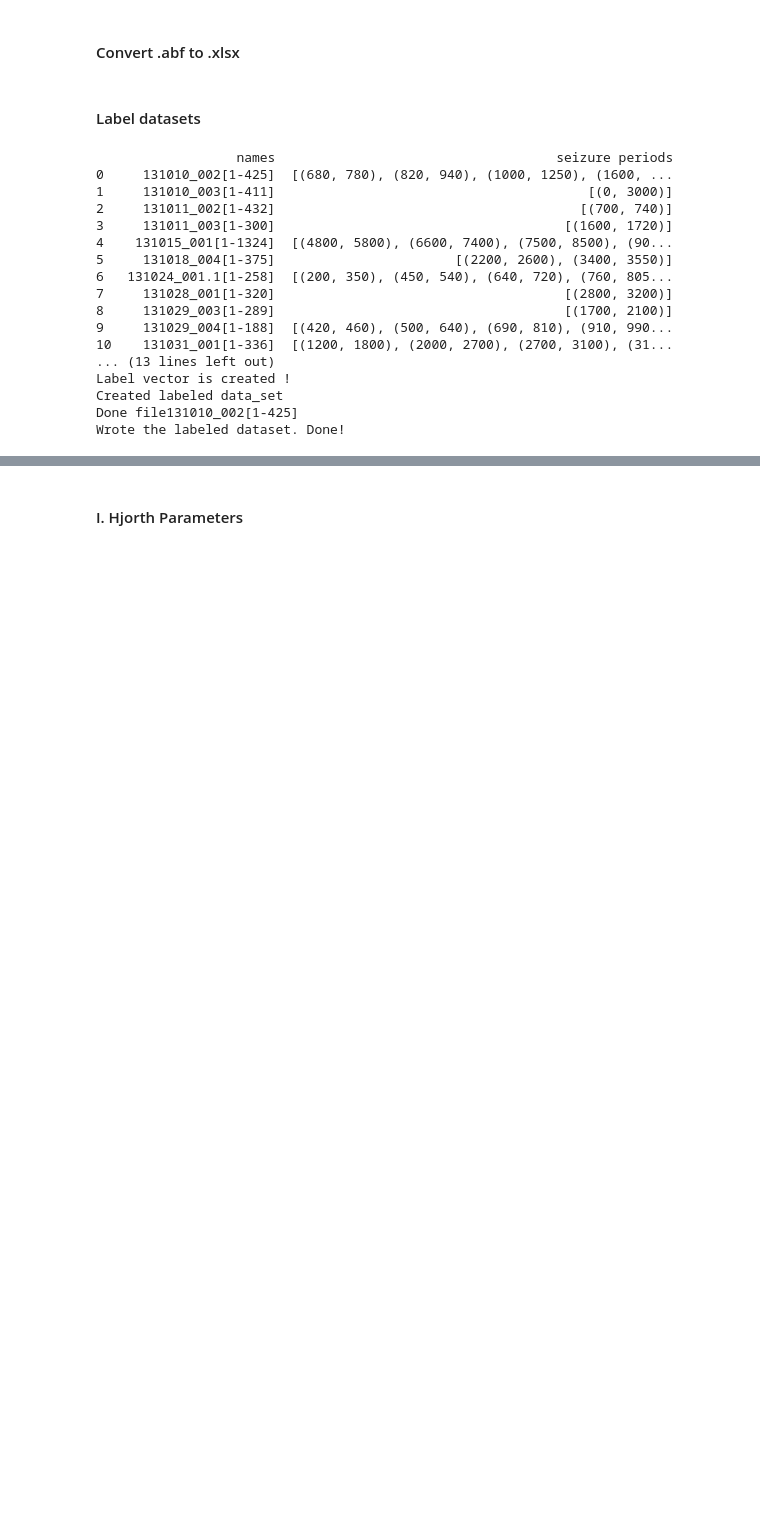
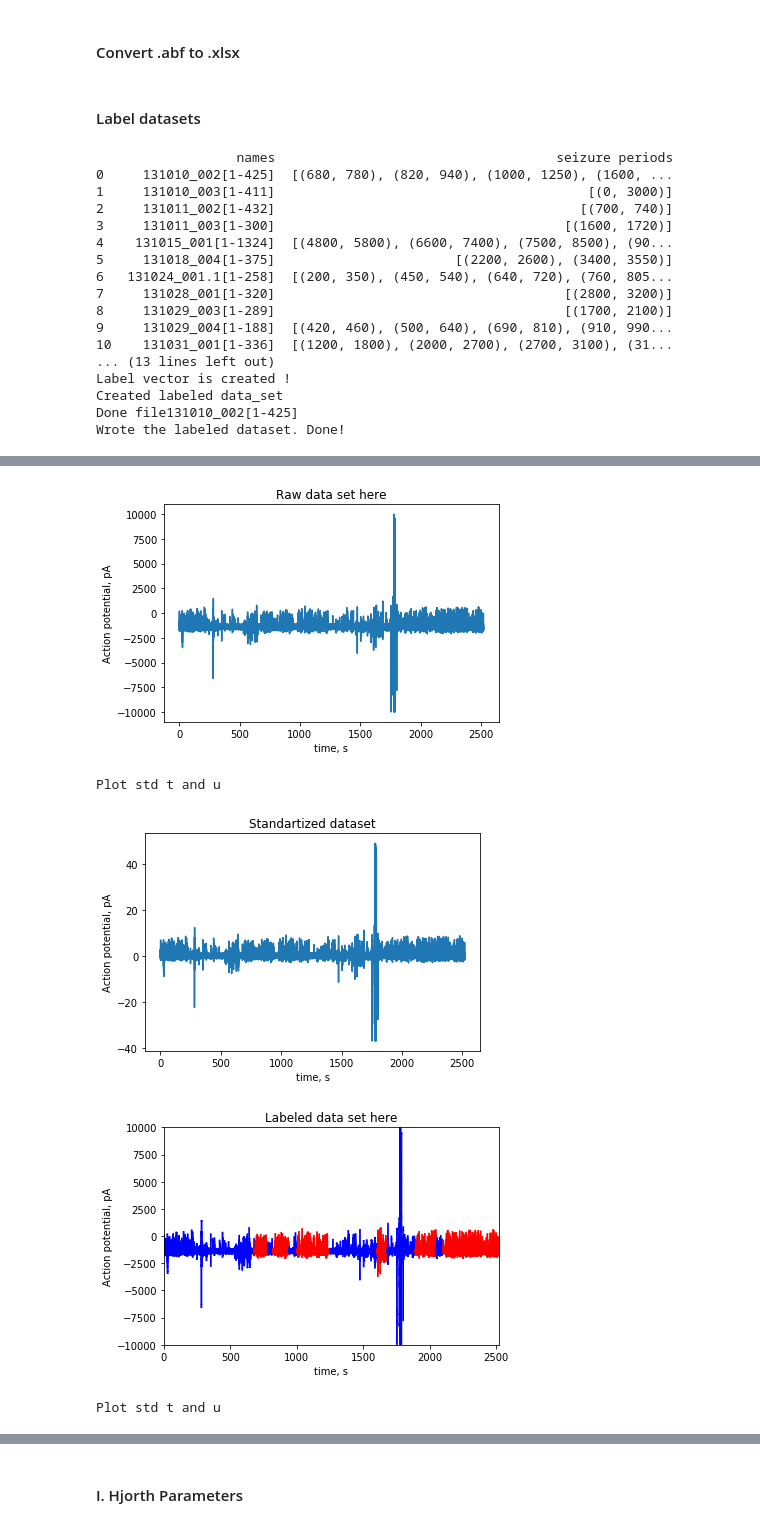
Before and after one commit to ViktoriiaGaidar/PhD-Work, a Jupyter notebook: MouseDataset Analysis.ipynb, the cells around one changed output, grey strips where cells are left out. Saved outputs shown, nothing was run; the diff lists cells and outputs as text; code cells hidden in the pictures; blank space fills up the shorter version.

```diff
--- a/MouseDataset Analysis.ipynb
+++ b/MouseDataset Analysis.ipynb
@@ -269 +228,80 @@ Plot std t and u
+# %%
+import pandas as pd
+
+#function plot the time series (x,y)
+def plot_data(t_,u_, title):
+                plt.title(title)
+                plt.plot(t_,u_)
+                plt.xlabel("time, s")
+                plt.ylabel("Action potential, pA")
+                plt.show()
+
+#function plot time series and show in red when seizure is occured
+def plot_labeled_data(t_l, u_l, l_l, title):
+    data_frame = pd.DataFrame({"t": t_l, "u": u_l, "label": l_l })
+    num_classes = 2
+    cmap = ListedColormap(['b','r'])
+    norm = BoundaryNorm(range(num_classes+1), cmap.N)
+    points = np.array([data_frame["t"], data_frame["u"]]).T.reshape(-1, 1, 2)
+    segments = np.concatenate([points[:-1], points[1:]], axis=1)
+    lc = LineCollection(segments, cmap=cmap, norm=norm)
+    lc.set_array(data_frame["label"])
+    fig1 = plt.figure()
+    plt.gca().add_collection(lc)
+    plt.xlim(data_frame["t"].min(), data_frame["t"].max())
+    plt.ylim(data_frame["u"].min(), data_frame["u"].max())
+    plt.title(title)
+    plt.xlabel("time, s")
+    plt.ylabel("Action potential, pA")
+    plt.show()
+
+#function that remove all missing values and replace it with mean values
+def check_missing_values(data_set, col2use):
+    for n_of_col in col2use:
+        x_mean = np.mean(data_set[:,n_of_col])
+        data_set[:,n_of_col] = data_set[:,n_of_col].fillna(x_mean)
+    return data_set
+
+# a function for standartize and plot data set
+def preprocess_dataset(data_set):
+    t = data_set[:,0]
+    u = data_set[:,1]
+    plot_data(t,u,"Raw data set here")
+    # remove mean and scaling to unit variance
+    #x_std = (x-x_mean)/standart deviation, if (x_1,x_2,x_3, ...)
+    # scaled_data_set = StandardScaler().fit_transform(data_set)
+    t_std = t
+    u_std =  preprocessing.scale(u)
+    print("Plot std t and u ")
+    plot_data(t_std, u_std, "Standartized dataset")
+    return t_std, u_std
+
+# a function for standartize and plot labeled data set
+def preprocess_labeled_dataset(data_set):
+    t = data_set[:,0]
+    u = data_set[:,1]
+    l = data_set[:,2]
+    plot_labeled_data(t, u, l, "Labeled data set here")
+    # remove mean and scaling to unit variance
+    #x_std = (x-x_mean)/standart deviation, if (x_1,x_2,x_3, ...)
+    # scaled_data_set = StandardScaler().fit_transform(data_set)
+    t_std = t
+    u_std =  preprocessing.scale(u)
+    print("Plot std t and u ")
+    plot_labeled_data(t_std,u_std,l, "Standartized labeled dataset")
+    return t_std, u_std
+
+#data_set = check_missing_values(data_set)
+
+#preprocess and plot time series (time, action potential)
+pr_data_set = preprocess_dataset(data_set)
+
+#preprocess and plot time series with seizures marked in red
+pr_labeled_data_set = preprocess_labeled_dataset(data_set)
+# %% [output]
+[figure, added]
+Plot std t and u
+[figure, added]
+[figure, added]
+Plot std t and u
 # %% [markdown]
```
Also changed, not shown: parts of 21 cells of this notebook, 3 other files.
